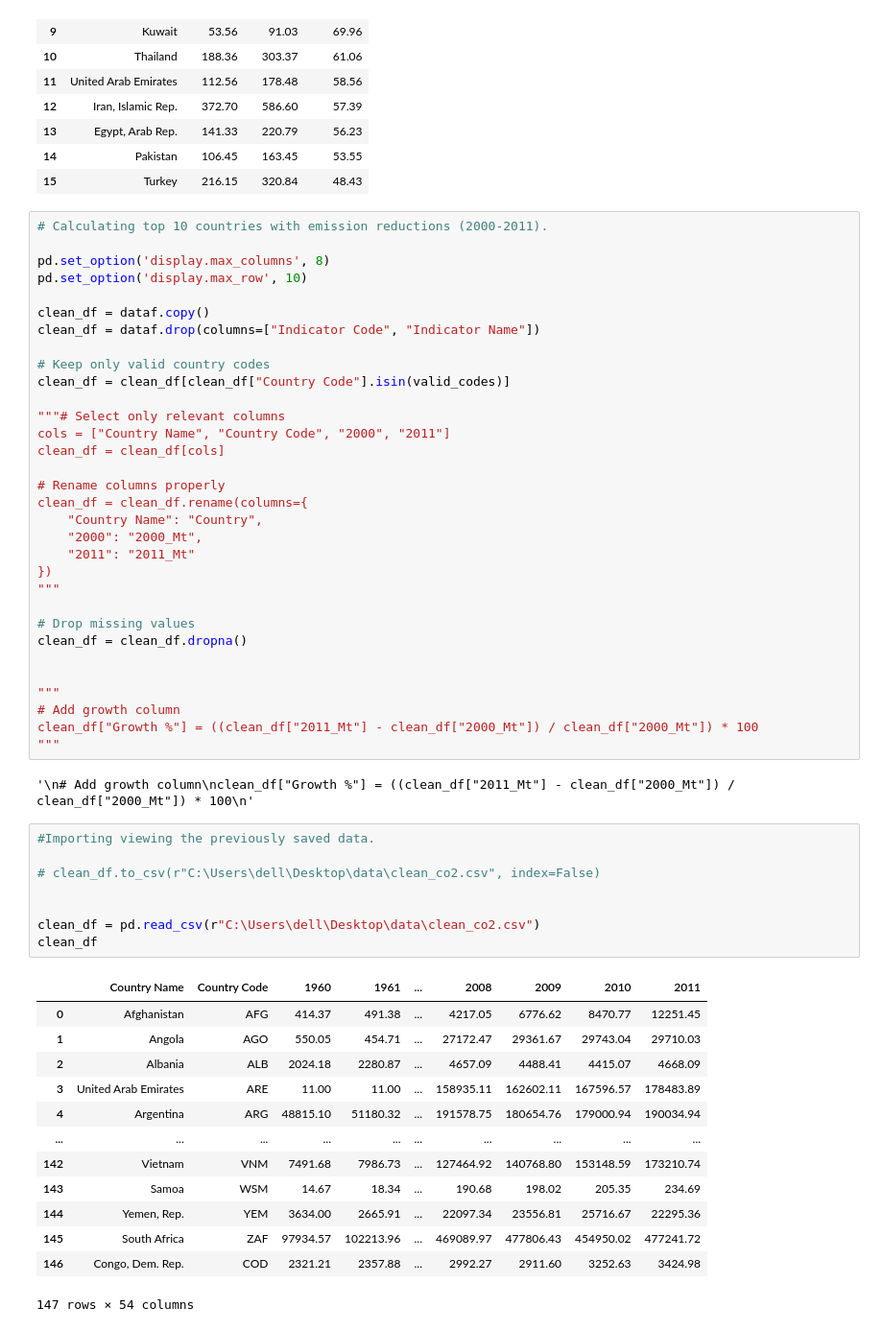
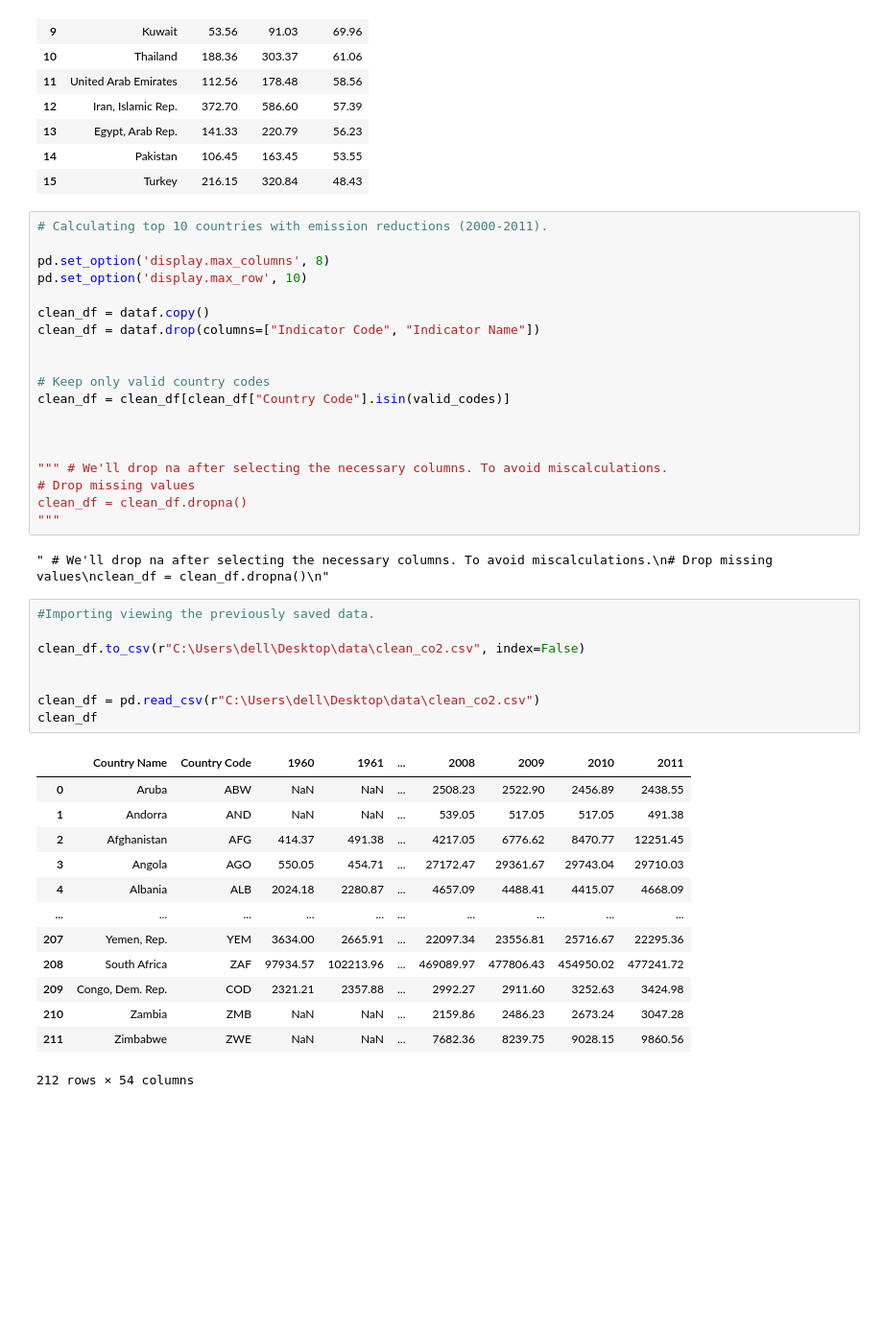
Before and after one commit to sanaullah525/Global-CO2-Emissions-Data-Analysis-Project, a Jupyter notebook: datapr.ipynb, the cells around one changed output. Shown at 96% size. Saved outputs shown, nothing was run; the diff lists cells and outputs as text; blank space fills up the shorter version.

Commit message:
Removing null values from the dataset after selecting the necessary columns.

```diff
--- a/datapr.ipynb
+++ b/datapr.ipynb
@@ -247,53 +247,40 @@ pd.set_option('display.max_row', 10)
 clean_df = dataf.copy()
 clean_df = dataf.drop(columns=["Indicator Code", "Indicator Name"])
 
+
 # Keep only valid country codes
 clean_df = clean_df[clean_df["Country Code"].isin(valid_codes)]
 
-"""# Select only relevant columns
-cols = ["Country Name", "Country Code", "2000", "2011"]
-clean_df = clean_df[cols]
 
-# Rename columns properly
-clean_df = clean_df.rename(columns={
-    "Country Name": "Country",
-    "2000": "2000_Mt",
-    "2011": "2011_Mt"
-})
-"""
 
+""" # We'll drop na after selecting the necessary columns. To avoid miscalculations.
 # Drop missing values
 clean_df = clean_df.dropna()
-
-
 """
-# Add growth column
-clean_df["Growth %"] = ((clean_df["2011_Mt"] - clean_df["2000_Mt"]) / clean_df["2000_Mt"]) * 100
-"""
 # %% [output]
-'\n# Add growth column\nclean_df["Growth %"] = ((clean_df["2011_Mt"] - clean_df["2000_Mt"]) / clean_df["2000_Mt"]) * 100\n'
+" # We'll drop na after selecting the necessary columns. To avoid miscalculations.\n# Drop missing values\nclean_df = clean_df.dropna()\n"
 # %%
 #Importing viewing the previously saved data.
 
-# clean_df.to_csv(r"C:\Users\dell\Desktop\data\clean_co2.csv", index=False)
+clean_df.to_csv(r"C:\Users\dell\Desktop\data\clean_co2.csv", index=False)
 
 
 clean_df = pd.read_csv(r"C:\Users\dell\Desktop\data\clean_co2.csv")
 clean_df
 # %% [output]
 |  | Country Name | Country Code | 1960 | 1961 | ... | 2008 | 2009 | 2010 | 2011 |
-| 0 | Afghanistan | AFG | 414.37 | 491.38 | ... | 4217.05 | 6776.62 | 8470.77 | 12251.45 |
-| 1 | Angola | AGO | 550.05 | 454.71 | ... | 27172.47 | 29361.67 | 29743.04 | 29710.03 |
-| 2 | Albania | ALB | 2024.18 | 2280.87 | ... | 4657.09 | 4488.41 | 4415.07 | 4668.09 |
-| 3 | United Arab Emirates | ARE | 11.00 | 11.00 | ... | 158935.11 | 162602.11 | 167596.57 | 178483.89 |
-| 4 | Argentina | ARG | 48815.10 | 51180.32 | ... | 191578.75 | 180654.76 | 179000.94 | 190034.94 |
+| 0 | Aruba | ABW | NaN | NaN | ... | 2508.23 | 2522.90 | 2456.89 | 2438.55 |
+| 1 | Andorra | AND | NaN | NaN | ... | 539.05 | 517.05 | 517.05 | 491.38 |
+| 2 | Afghanistan | AFG | 414.37 | 491.38 | ... | 4217.05 | 6776.62 | 8470.77 | 12251.45 |
+| 3 | Angola | AGO | 550.05 | 454.71 | ... | 27172.47 | 29361.67 | 29743.04 | 29710.03 |
+| 4 | Albania | ALB | 2024.18 | 2280.87 | ... | 4657.09 | 4488.41 | 4415.07 | 4668.09 |
 | ... | ... | ... | ... | ... | ... | ... | ... | ... | ... |
-| 142 | Vietnam | VNM | 7491.68 | 7986.73 | ... | 127464.92 | 140768.80 | 153148.59 | 173210.74 |
-| 143 | Samoa | WSM | 14.67 | 18.34 | ... | 190.68 | 198.02 | 205.35 | 234.69 |
-| 144 | Yemen, Rep. | YEM | 3634.00 | 2665.91 | ... | 22097.34 | 23556.81 | 25716.67 | 22295.36 |
-| 145 | South Africa | ZAF | 97934.57 | 102213.96 | ... | 469089.97 | 477806.43 | 454950.02 | 477241.72 |
-| 146 | Congo, Dem. Rep. | COD | 2321.21 | 2357.88 | ... | 2992.27 | 2911.60 | 3252.63 | 3424.98 |
+| 207 | Yemen, Rep. | YEM | 3634.00 | 2665.91 | ... | 22097.34 | 23556.81 | 25716.67 | 22295.36 |
+| 208 | South Africa | ZAF | 97934.57 | 102213.96 | ... | 469089.97 | 477806.43 | 454950.02 | 477241.72 |
+| 209 | Congo, Dem. Rep. | COD | 2321.21 | 2357.88 | ... | 2992.27 | 2911.60 | 3252.63 | 3424.98 |
+| 210 | Zambia | ZMB | NaN | NaN | ... | 2159.86 | 2486.23 | 2673.24 | 3047.28 |
+| 211 | Zimbabwe | ZWE | NaN | NaN | ... | 7682.36 | 8239.75 | 9028.15 | 9860.56 |
-147 rows × 54 columns
+212 rows × 54 columns
 # %%
 # Preparing the data for Calculating the Top 10 countries with emission reductions (2000-2011)
 
```
Also changed, not shown: parts of 2 cells of this notebook.
